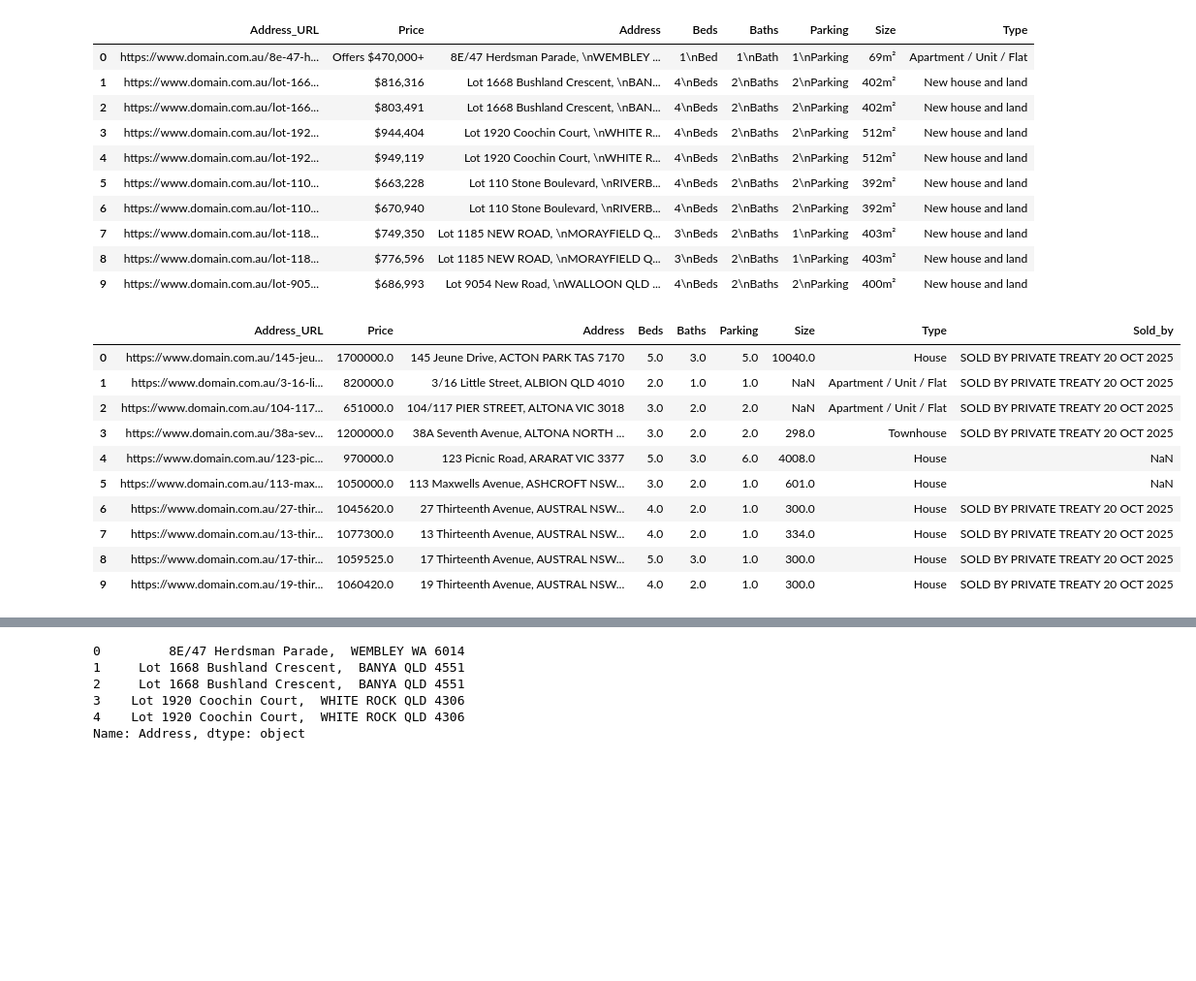
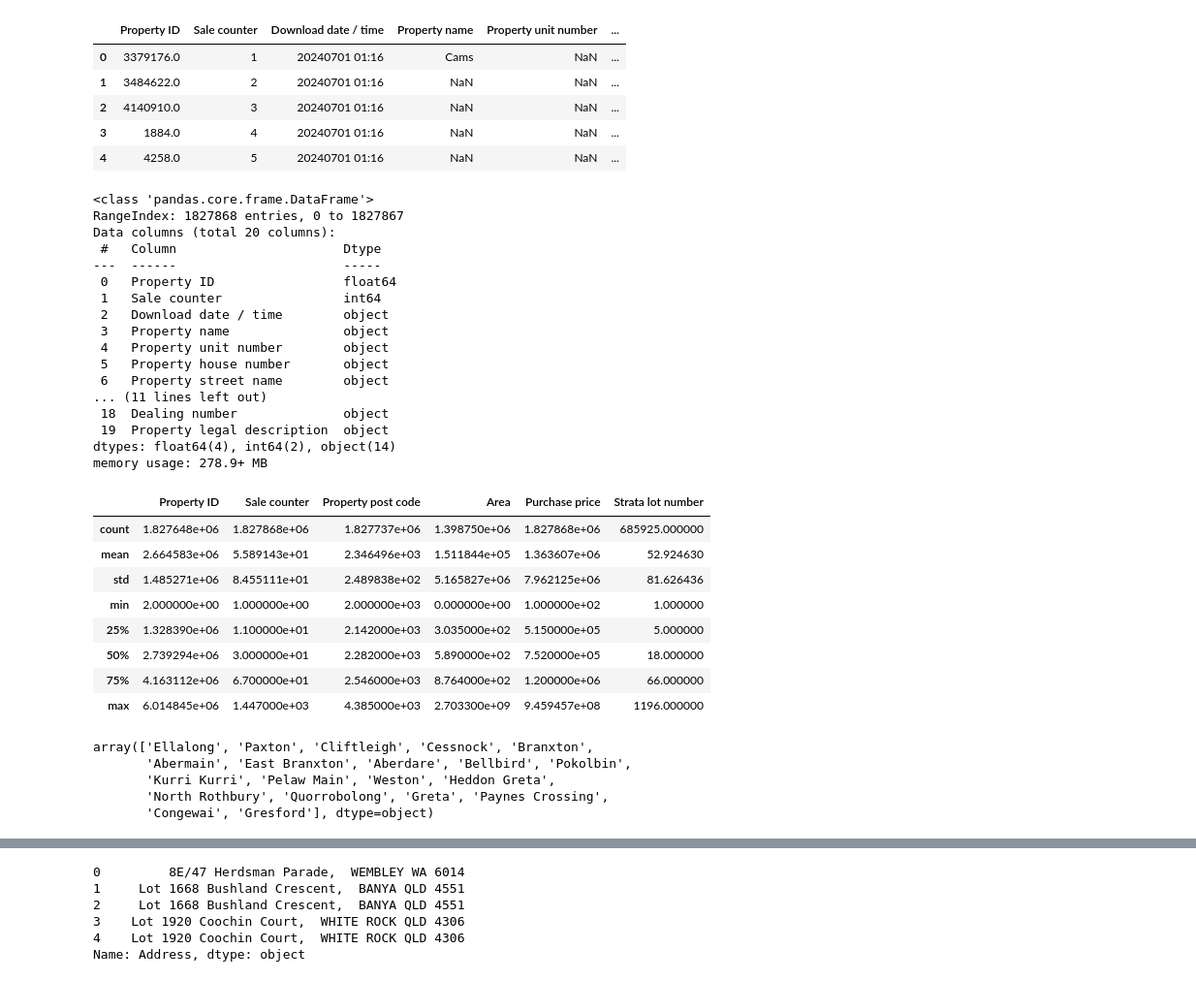
Before and after one commit to Reriiii/australia-real-estate, a Jupyter notebook: data_preprocess.ipynb, the cells around one changed output, grey strips where cells are left out. Shown at 97% size. Cells and saved outputs as stored; diff of their text form; code cells hidden in the pictures; blank space fills up the shorter version.

```diff
--- a/data_preprocess.ipynb
+++ b/data_preprocess.ipynb
@@ -6,31 +5,51 @@ import re
 # %%
-df = pd.read_csv('dataset/domain_realestate.csv')
-df_sold = pd.read_csv('dataset/domain_realestate_sold.csv')
+df = pd.read_csv('dataset/nsw-property-sales-data-updated20250922.csv')
+# %%
+df.head()
+# %% [output]
+|  | Property ID | Sale counter | Download date / time | Property name | Property unit number | ... |
+| 0 | 3379176.0 | 1 | 20240701 01:16 | Cams | NaN | ... |
+| 1 | 3484622.0 | 2 | 20240701 01:16 | NaN | NaN | ... |
+| 2 | 4140910.0 | 3 | 20240701 01:16 | NaN | NaN | ... |
+| 3 | 1884.0 | 4 | 20240701 01:16 | NaN | NaN | ... |
+| 4 | 4258.0 | 5 | 20240701 01:16 | NaN | NaN | ... |
 # %%
-df.head(10)
+df.info()
 # %% [output]
-|  | Address_URL | Price | Address | Beds | Baths | Parking | Size | Type |
-| 0 | https://www.domain.com.au/8e-47-h... | Offers $470,000+ | 8E/47 Herdsman Parade, \nWEMBLEY ... | 1\nBed | 1\nBath | 1\nParking | 69m² | Apartment / Unit / Flat |
-| 1 | https://www.domain.com.au/lot-166... | $816,316 | Lot 1668 Bushland Crescent, \nBAN... | 4\nBeds | 2\nBaths | 2\nParking | 402m² | New house and land |
-| 2 | https://www.domain.com.au/lot-166... | $803,491 | Lot 1668 Bushland Crescent, \nBAN... | 4\nBeds | 2\nBaths | 2\nParking | 402m² | New house and land |
-| 3 | https://www.domain.com.au/lot-192... | $944,404 | Lot 1920 Coochin Court, \nWHITE R... | 4\nBeds | 2\nBaths | 2\nParking | 512m² | New house and land |
-| 4 | https://www.domain.com.au/lot-192... | $949,119 | Lot 1920 Coochin Court, \nWHITE R... | 4\nBeds | 2\nBaths | 2\nParking | 512m² | New house and land |
-| 5 | https://www.domain.com.au/lot-110... | $663,228 | Lot 110 Stone Boulevard, \nRIVERB... | 4\nBeds | 2\nBaths | 2\nParking | 392m² | New house and land |
-| 6 | https://www.domain.com.au/lot-110... | $670,940 | Lot 110 Stone Boulevard, \nRIVERB... | 4\nBeds | 2\nBaths | 2\nParking | 392m² | New house and land |
-| 7 | https://www.domain.com.au/lot-118... | $749,350 | Lot 1185 NEW ROAD, \nMORAYFIELD Q... | 3\nBeds | 2\nBaths | 1\nParking | 403m² | New house and land |
-| 8 | https://www.domain.com.au/lot-118... | $776,596 | Lot 1185 NEW ROAD, \nMORAYFIELD Q... | 3\nBeds | 2\nBaths | 1\nParking | 403m² | New house and land |
-| 9 | https://www.domain.com.au/lot-905... | $686,993 | Lot 9054 New Road, \nWALLOON QLD ... | 4\nBeds | 2\nBaths | 2\nParking | 400m² | New house and land |
+<class 'pandas.core.frame.DataFrame'>
+RangeIndex: 1827868 entries, 0 to 1827867
+Data columns (total 20 columns):
+ #   Column                      Dtype
+---  ------                      -----
+ 0   Property ID                 float64
+ 1   Sale counter                int64
+ 2   Download date / time        object
+ 3   Property name               object
+ 4   Property unit number        object
+ 5   Property house number       object
+ 6   Property street name        object
+... (11 lines left out)
+ 18  Dealing number              object
+ 19  Property legal description  object
+dtypes: float64(4), int64(2), object(14)
+memory usage: 278.9+ MB
 # %%
-df_sold.head(10)
+df.describe()
 # %% [output]
-|  | Address_URL | Price | Address | Beds | Baths | Parking | Size | Type | Sold_by |
-| 0 | https://www.domain.com.au/145-jeu... | 1700000.0 | 145 Jeune Drive, ACTON PARK TAS 7170 | 5.0 | 3.0 | 5.0 | 10040.0 | House | SOLD BY PRIVATE TREATY 20 OCT 2025 |
-| 1 | https://www.domain.com.au/3-16-li... | 820000.0 | 3/16 Little Street, ALBION QLD 4010 | 2.0 | 1.0 | 1.0 | NaN | Apartment / Unit / Flat | SOLD BY PRIVATE TREATY 20 OCT 2025 |
-| 2 | https://www.domain.com.au/104-117... | 651000.0 | 104/117 PIER STREET, ALTONA VIC 3018 | 3.0 | 2.0 | 2.0 | NaN | Apartment / Unit / Flat | SOLD BY PRIVATE TREATY 20 OCT 2025 |
-| 3 | https://www.domain.com.au/38a-sev... | 1200000.0 | 38A Seventh Avenue, ALTONA NORTH ... | 3.0 | 2.0 | 2.0 | 298.0 | Townhouse | SOLD BY PRIVATE TREATY 20 OCT 2025 |
-| 4 | https://www.domain.com.au/123-pic... | 970000.0 | 123 Picnic Road, ARARAT VIC 3377 | 5.0 | 3.0 | 6.0 | 4008.0 | House | NaN |
-| 5 | https://www.domain.com.au/113-max... | 1050000.0 | 113 Maxwells Avenue, ASHCROFT NSW... | 3.0 | 2.0 | 1.0 | 601.0 | House | NaN |
-| 6 | https://www.domain.com.au/27-thir... | 1045620.0 | 27 Thirteenth Avenue, AUSTRAL NSW... | 4.0 | 2.0 | 1.0 | 300.0 | House | SOLD BY PRIVATE TREATY 20 OCT 2025 |
-| 7 | https://www.domain.com.au/13-thir... | 1077300.0 | 13 Thirteenth Avenue, AUSTRAL NSW... | 4.0 | 2.0 | 1.0 | 334.0 | House | SOLD BY PRIVATE TREATY 20 OCT 2025 |
-| 8 | https://www.domain.com.au/17-thir... | 1059525.0 | 17 Thirteenth Avenue, AUSTRAL NSW... | 5.0 | 3.0 | 1.0 | 300.0 | House | SOLD BY PRIVATE TREATY 20 OCT 2025 |
-| 9 | https://www.domain.com.au/19-thir... | 1060420.0 | 19 Thirteenth Avenue, AUSTRAL NSW... | 4.0 | 2.0 | 1.0 | 300.0 | House | SOLD BY PRIVATE TREATY 20 OCT 2025 |
+|  | Property ID | Sale counter | Property post code | Area | Purchase price | Strata lot number |
+| count | 1.827648e+06 | 1.827868e+06 | 1.827737e+06 | 1.398750e+06 | 1.827868e+06 | 685925.000000 |
+| mean | 2.664583e+06 | 5.589143e+01 | 2.346496e+03 | 1.511844e+05 | 1.363607e+06 | 52.924630 |
+| std | 1.485271e+06 | 8.455111e+01 | 2.489838e+02 | 5.165827e+06 | 7.962125e+06 | 81.626436 |
+| min | 2.000000e+00 | 1.000000e+00 | 2.000000e+03 | 0.000000e+00 | 1.000000e+02 | 1.000000 |
+| 25% | 1.328390e+06 | 1.100000e+01 | 2.142000e+03 | 3.035000e+02 | 5.150000e+05 | 5.000000 |
+| 50% | 2.739294e+06 | 3.000000e+01 | 2.282000e+03 | 5.890000e+02 | 7.520000e+05 | 18.000000 |
+| 75% | 4.163112e+06 | 6.700000e+01 | 2.546000e+03 | 8.764000e+02 | 1.200000e+06 | 66.000000 |
+| max | 6.014845e+06 | 1.447000e+03 | 4.385000e+03 | 2.703300e+09 | 9.459457e+08 | 1196.000000 |
+# %%
+df['Property locality'].unique()[:20]
+# %% [output]
+array(['Ellalong', 'Paxton', 'Cliftleigh', 'Cessnock', 'Branxton',
+       'Abermain', 'East Branxton', 'Aberdare', 'Bellbird', 'Pokolbin',
+       'Kurri Kurri', 'Pelaw Main', 'Weston', 'Heddon Greta',
+       'North Rothbury', 'Quorrobolong', 'Greta', 'Paynes Crossing',
+       'Congewai', 'Gresford'], dtype=object)
```
Also changed, not shown: parts of 3 cells of this notebook, 8 other files.
